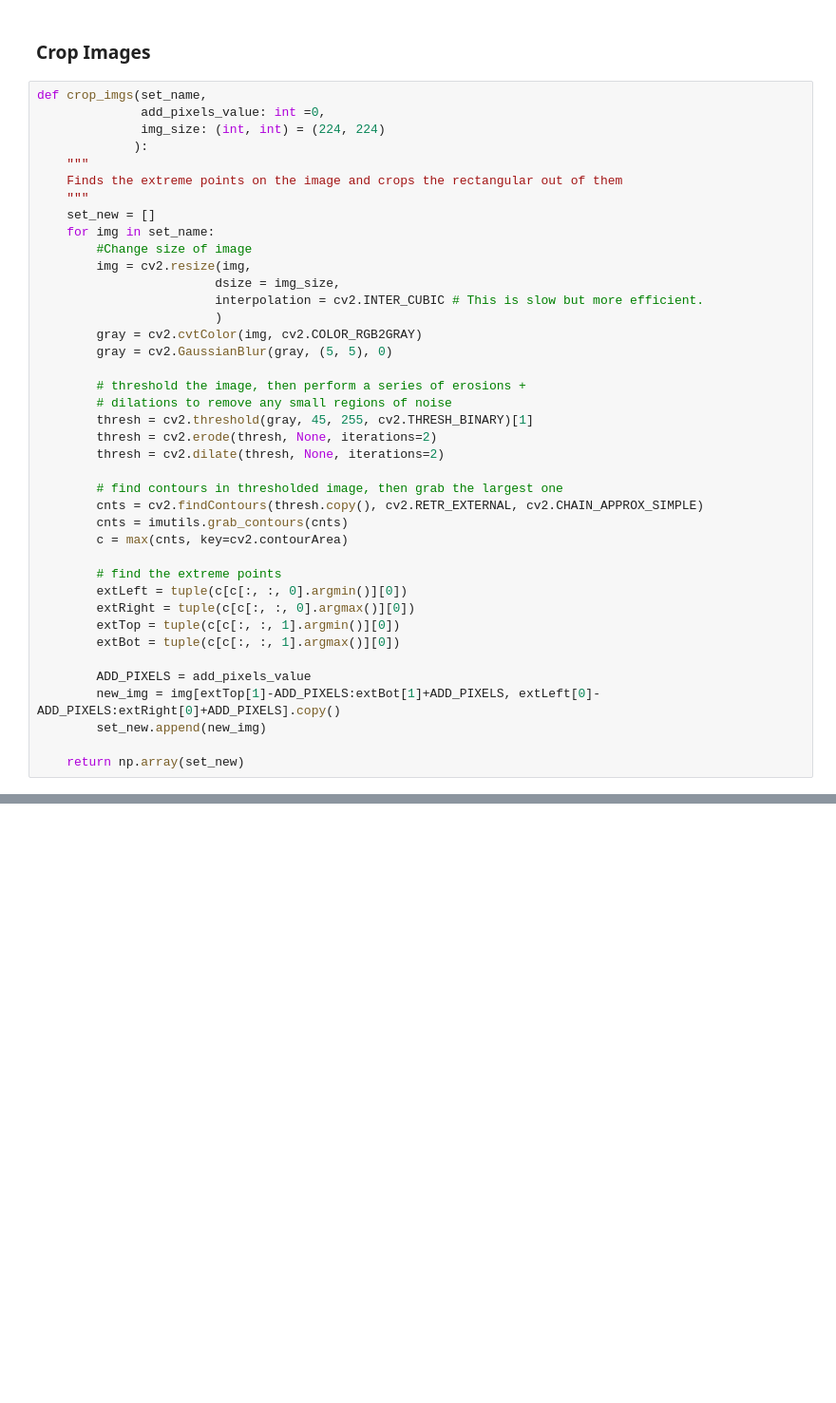
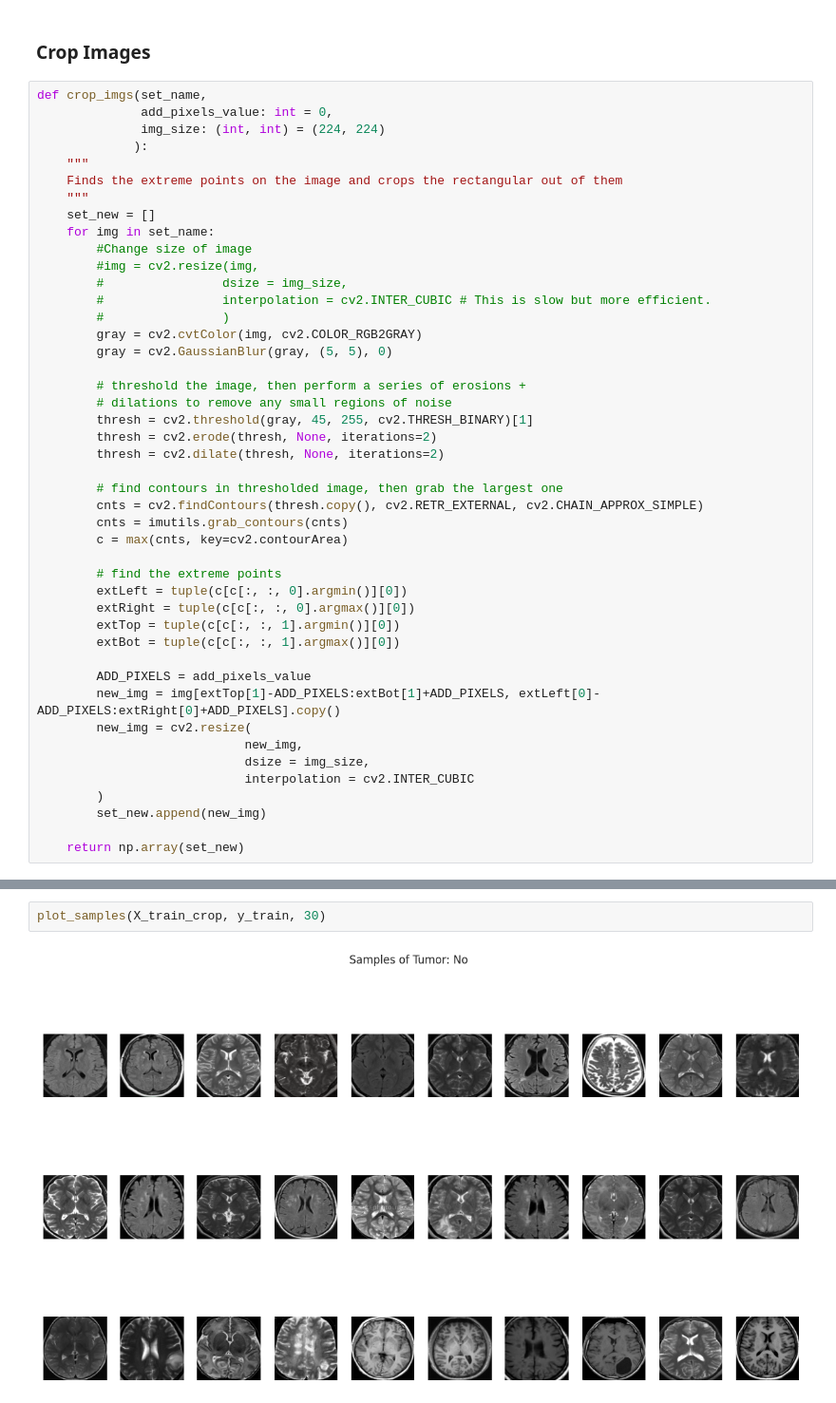
Before and after one commit to Mustafa-Er/CNN_Detecting_Brain_Tumor, a Jupyter notebook: cnn-detection-tumor.ipynb, the cells around one changed output, grey strips where cells are left out. Shown at 95% size. Drawn from its saved outputs; the diff is of its cells as text; blank space fills up the shorter version.

```diff
--- a/cnn-detection-tumor.ipynb
+++ b/cnn-detection-tumor.ipynb
@@ -362,7 +399,7 @@ plt.show()
 ### Crop Images
 # %%
 def crop_imgs(set_name,
-              add_pixels_value: int =0,
+              add_pixels_value: int = 0,
               img_size: (int, int) = (224, 224)
              ):
     """
@@ -371,10 +408,10 @@ def crop_imgs(set_name,
     set_new = []
     for img in set_name:
         #Change size of image
-        img = cv2.resize(img,
-                        dsize = img_size,
-                        interpolation = cv2.INTER_CUBIC # This is slow but more efficient.
-                        )
+        #img = cv2.resize(img,
+        #                dsize = img_size,
+        #                interpolation = cv2.INTER_CUBIC # This is slow but more efficient.
+        #                )
         gray = cv2.cvtColor(img, cv2.COLOR_RGB2GRAY)
         gray = cv2.GaussianBlur(gray, (5, 5), 0)
 
@@ -397,6 +434,11 @@ def crop_imgs(set_name,
 
         ADD_PIXELS = add_pixels_value
         new_img = img[extTop[1]-ADD_PIXELS:extBot[1]+ADD_PIXELS, extLeft[0]-ADD_PIXELS:extRight[0]+ADD_PIXELS].copy()
+        new_img = cv2.resize(
+                            new_img,
+                            dsize = img_size,
+                            interpolation = cv2.INTER_CUBIC
+        )
         set_new.append(new_img)
 
     return np.array(set_new)
@@ -409,0 +450,4 @@ ValueError: setting an array element with a sequence. The requested array has an
+# %%
+plot_samples(X_train_crop, y_train, 30)
+# %% [output]
+[figure, added]
```
Also changed, not shown: parts of 41 cells of this notebook.
